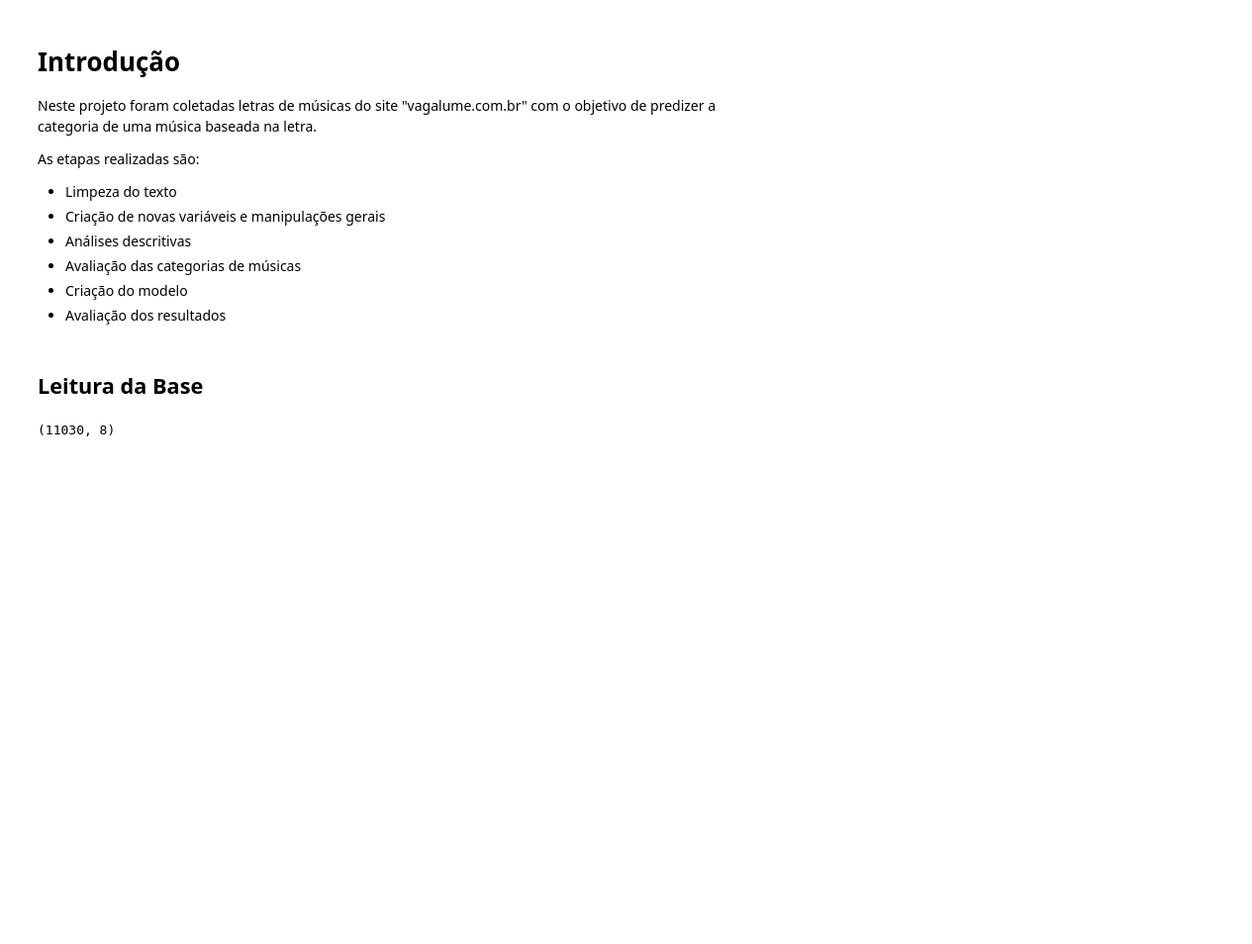
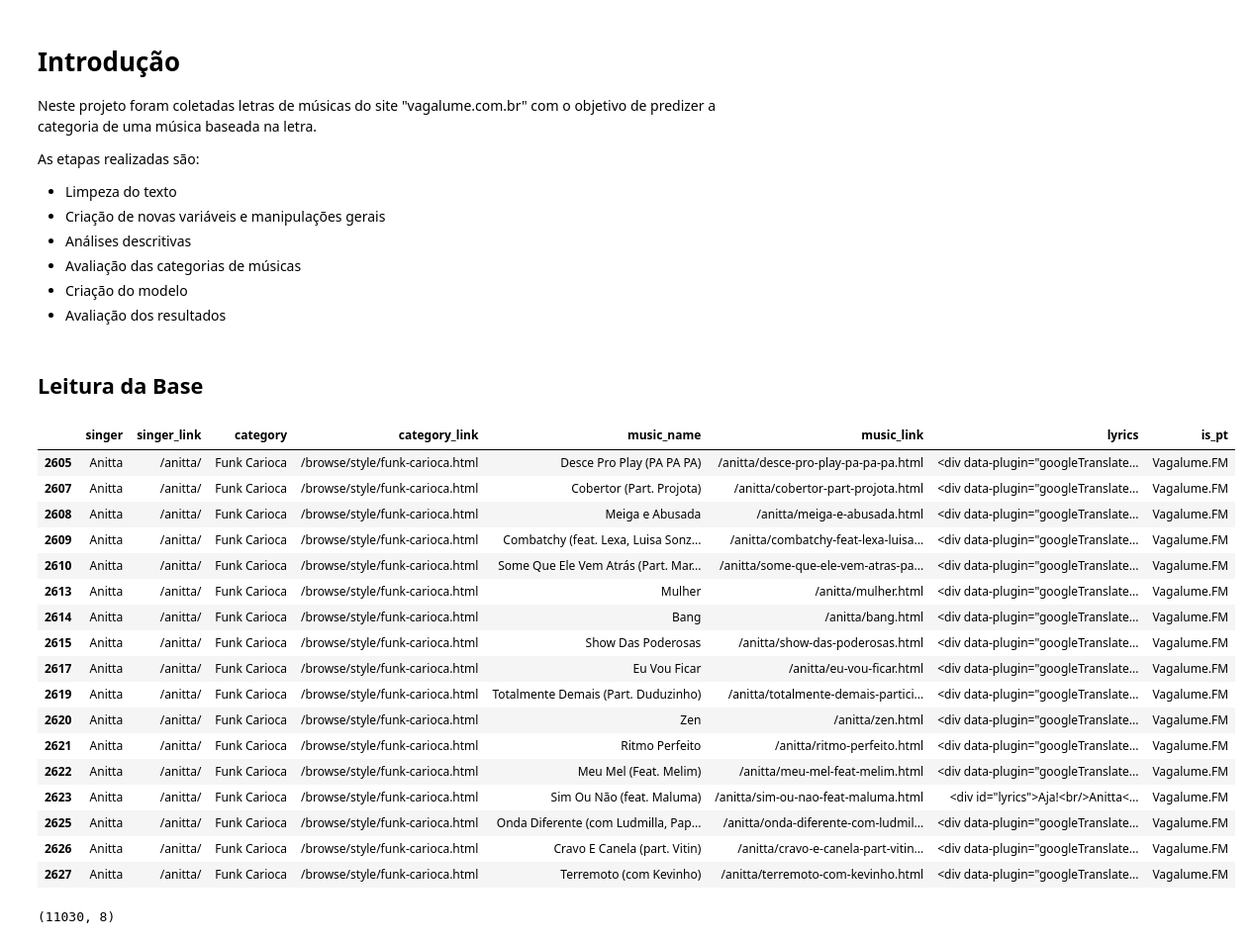
Before and after one commit to joaoflauzino/music_style, a Jupyter notebook: jupyter/analysis.ipynb, the cells around one changed output. Shown at 99% size. Saved outputs shown, nothing was run; the diff lists cells and outputs as text; code cells hidden in the pictures; blank space fills up the shorter version.

```diff
--- a/jupyter/analysis.ipynb
+++ b/jupyter/analysis.ipynb
@@ -55,6 +53,27 @@ warnings.filterwarnings("ignore")
 # %%
 # Lendo base
 df = pd.read_pickle('../input/songs.pkl')
+# %%
+df[(df['singer'] == 'Anitta') & (df['is_pt'] != 'Tradução ') & (df['category'] == 'Funk Carioca')].head(30)
+# %% [output]
+|  | singer | singer_link | category | category_link | music_name | music_link | lyrics | is_pt |
+| 2605 | Anitta | /anitta/ | Funk Carioca | /browse/style/funk-carioca.html | Desce Pro Play (PA PA PA) | /anitta/desce-pro-play-pa-pa-pa.html | <div data-plugin="googleTranslate... | Vagalume.FM |
+| 2607 | Anitta | /anitta/ | Funk Carioca | /browse/style/funk-carioca.html | Cobertor (Part. Projota) | /anitta/cobertor-part-projota.html | <div data-plugin="googleTranslate... | Vagalume.FM |
+| 2608 | Anitta | /anitta/ | Funk Carioca | /browse/style/funk-carioca.html | Meiga e Abusada | /anitta/meiga-e-abusada.html | <div data-plugin="googleTranslate... | Vagalume.FM |
+| 2609 | Anitta | /anitta/ | Funk Carioca | /browse/style/funk-carioca.html | Combatchy (feat. Lexa, Luisa Sonz... | /anitta/combatchy-feat-lexa-luisa... | <div data-plugin="googleTranslate... | Vagalume.FM |
+| 2610 | Anitta | /anitta/ | Funk Carioca | /browse/style/funk-carioca.html | Some Que Ele Vem Atrás (Part. Mar... | /anitta/some-que-ele-vem-atras-pa... | <div data-plugin="googleTranslate... | Vagalume.FM |
+| 2613 | Anitta | /anitta/ | Funk Carioca | /browse/style/funk-carioca.html | Mulher | /anitta/mulher.html | <div data-plugin="googleTranslate... | Vagalume.FM |
+| 2614 | Anitta | /anitta/ | Funk Carioca | /browse/style/funk-carioca.html | Bang | /anitta/bang.html | <div data-plugin="googleTranslate... | Vagalume.FM |
+| 2615 | Anitta | /anitta/ | Funk Carioca | /browse/style/funk-carioca.html | Show Das Poderosas | /anitta/show-das-poderosas.html | <div data-plugin="googleTranslate... | Vagalume.FM |
+| 2617 | Anitta | /anitta/ | Funk Carioca | /browse/style/funk-carioca.html | Eu Vou Ficar | /anitta/eu-vou-ficar.html | <div data-plugin="googleTranslate... | Vagalume.FM |
+| 2619 | Anitta | /anitta/ | Funk Carioca | /browse/style/funk-carioca.html | Totalmente Demais (Part. Duduzinho) | /anitta/totalmente-demais-partici... | <div data-plugin="googleTranslate... | Vagalume.FM |
+| 2620 | Anitta | /anitta/ | Funk Carioca | /browse/style/funk-carioca.html | Zen | /anitta/zen.html | <div data-plugin="googleTranslate... | Vagalume.FM |
+| 2621 | Anitta | /anitta/ | Funk Carioca | /browse/style/funk-carioca.html | Ritmo Perfeito | /anitta/ritmo-perfeito.html | <div data-plugin="googleTranslate... | Vagalume.FM |
+| 2622 | Anitta | /anitta/ | Funk Carioca | /browse/style/funk-carioca.html | Meu Mel (Feat. Melim) | /anitta/meu-mel-feat-melim.html | <div data-plugin="googleTranslate... | Vagalume.FM |
+| 2623 | Anitta | /anitta/ | Funk Carioca | /browse/style/funk-carioca.html | Sim Ou Não (feat. Maluma) | /anitta/sim-ou-nao-feat-maluma.html | <div id="lyrics">Aja!<br/>Anitta<... | Vagalume.FM |
+| 2625 | Anitta | /anitta/ | Funk Carioca | /browse/style/funk-carioca.html | Onda Diferente (com Ludmilla, Pap... | /anitta/onda-diferente-com-ludmil... | <div data-plugin="googleTranslate... | Vagalume.FM |
+| 2626 | Anitta | /anitta/ | Funk Carioca | /browse/style/funk-carioca.html | Cravo E Canela (part. Vitin) | /anitta/cravo-e-canela-part-vitin... | <div data-plugin="googleTranslate... | Vagalume.FM |
+| 2627 | Anitta | /anitta/ | Funk Carioca | /browse/style/funk-carioca.html | Terremoto (com Kevinho) | /anitta/terremoto-com-kevinho.html | <div data-plugin="googleTranslate... | Vagalume.FM |
 # %%
 # Checando quantidade de linhas e colunas
 df.shape
```
Also changed, not shown: parts of 19 cells of this notebook, 2 other files.
